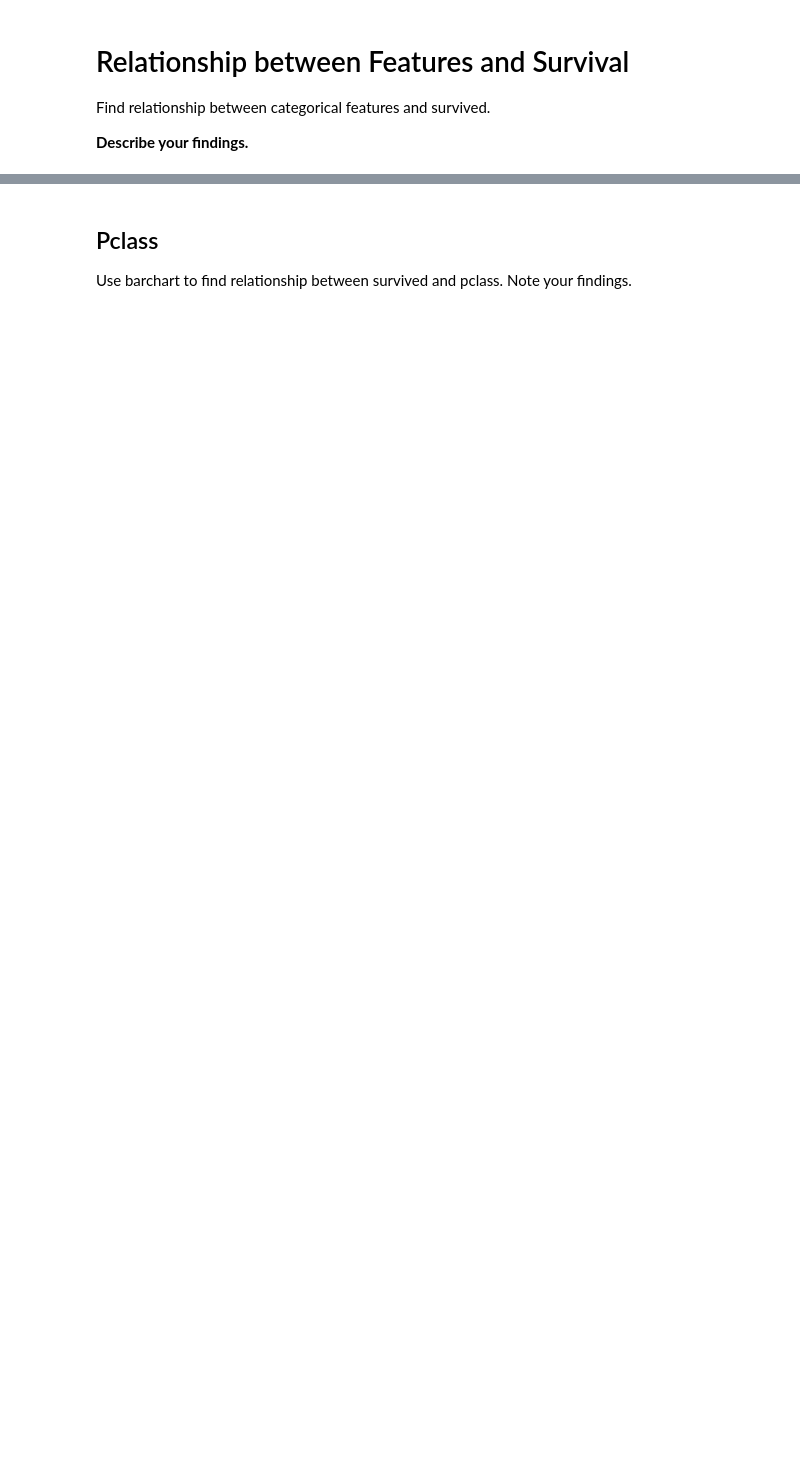
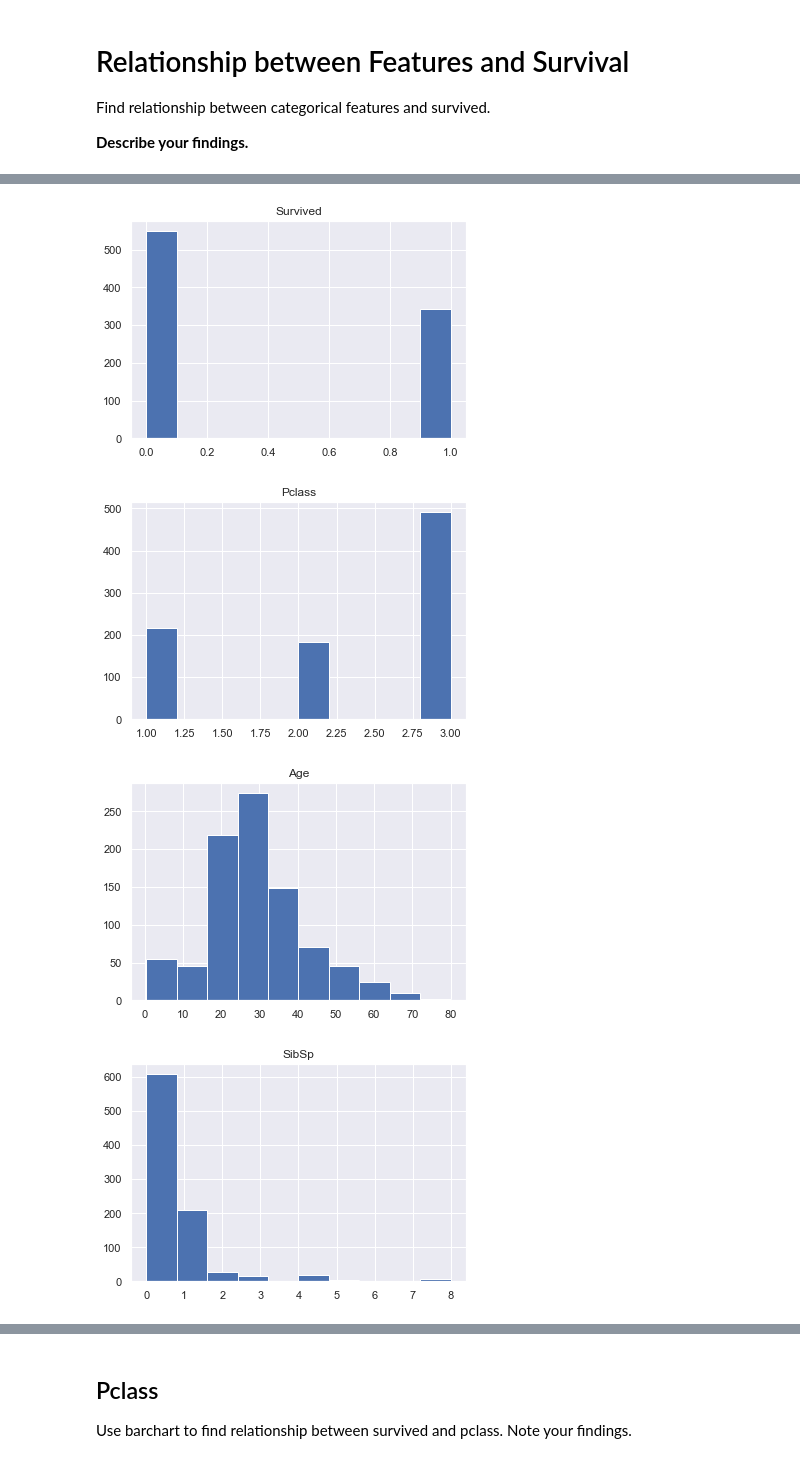
Before and after one commit to adireksa/iod, a Jupyter notebook: Labs/eda/IOD_Lab 3.2.1.ipynb, the cells around one changed output, grey strips where cells are left out. Cells and saved outputs as stored; diff of their text form; code cells hidden in the pictures; blank space fills up the shorter version.

```diff
--- a/Labs/eda/IOD_Lab 3.2.1.ipynb
+++ b/Labs/eda/IOD_Lab 3.2.1.ipynb
@@ -266,3 +390,7 @@ titanic.describe()
+# %%
+#Can we look at numeric and categorical variables seperately?
+df_num = titanic[['Survived', 'Pclass', 'Age', 'SibSp', 'Parch', 'Fare']] #we can analyze numeric with a histogram
+df_cat = titanic[['Sex', 'Ticket', 'Embarked']] #we should use valuecounts for categorical data. althoughe we can enumerate
 # %% [markdown]
 # Relationship between Features and Survival
 
@@ -294,0 +423,11 @@ bar_charts(titanic, titanic['Age'])
+# %%
+#distribution for all numeric values
+for i in df_num.columns:
+    plt.hist(df_num[i])
+    plt.title(i)
+    plt.show()
+# %% [output]
+[figure, added]
+[figure, added]
+[figure, added]
+[figure, added]
```
Also changed, not shown: parts of 98 cells of this notebook.
